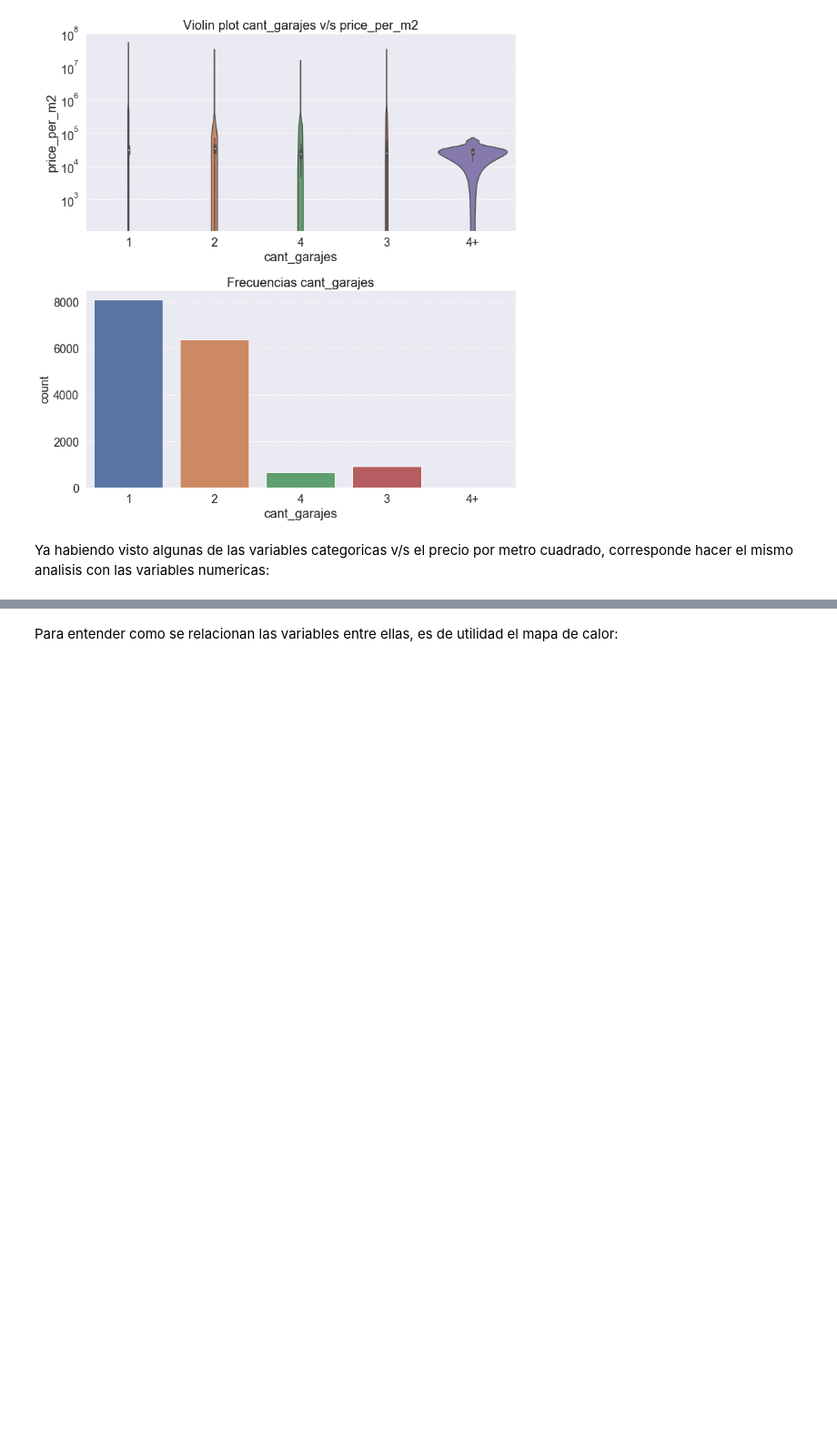
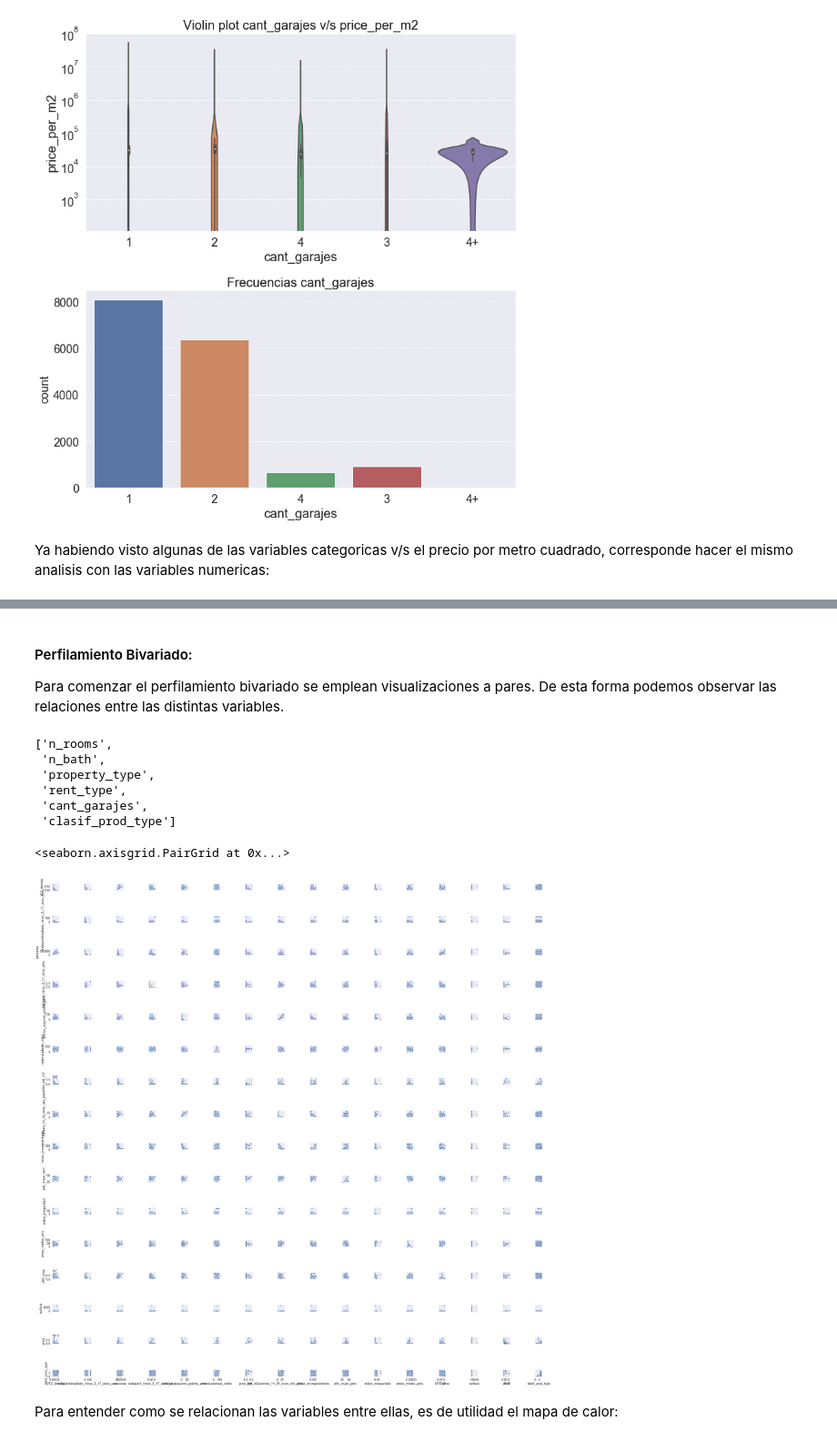
Before and after one commit to Diego-II/tarea1-DataScienceLAB, a Jupyter notebook: Tarea 1.ipynb, the cells around one changed output, grey strips where cells are left out. Shown at 91% size. Saved outputs shown, nothing was run; the diff lists cells and outputs as text; code cells hidden in the pictures; blank space fills up the shorter version.

Commit message:
Fin perfilamiento univariado. inicio perfilamiento bivariado

```diff
--- a/Tarea 1.ipynb
+++ b/Tarea 1.ipynb
@@ -799,0 +807,12 @@ De los histogramas obtenidos anteriormente, se puede observar que
+# %% [markdown]
+#### Perfilamiento Bivariado:
+Para comenzar el perfilamiento bivariado se emplean visualizaciones a pares. De esta forma podemos observar las relaciones entre las distintas variables.
+# %%
+categorical
+# %% [output]
+['n_rooms',
+ 'n_bath',
+ 'property_type',
+ 'rent_type',
+ 'cant_garajes',
+ 'clasif_prod_type']
@@ -800,3 +823,8 @@ De los histogramas obtenidos anteriormente, se puede observar que
+# %%
+sns.pairplot(data = data, diag_kind='kde')
+# %% [output]
+<seaborn.axisgrid.PairGrid at 0x...>
+[figure, added]
 # %% [markdown]
 Para entender como se relacionan las variables entre ellas, es de utilidad el mapa de calor:
 # %%
```
Also changed, not shown: parts of 15 cells of this notebook.
